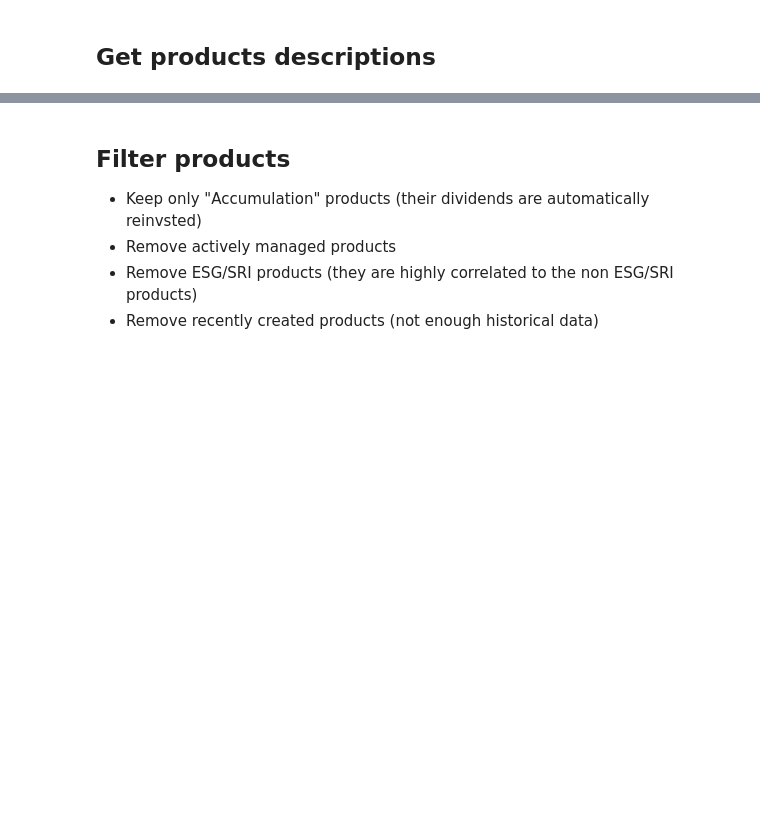
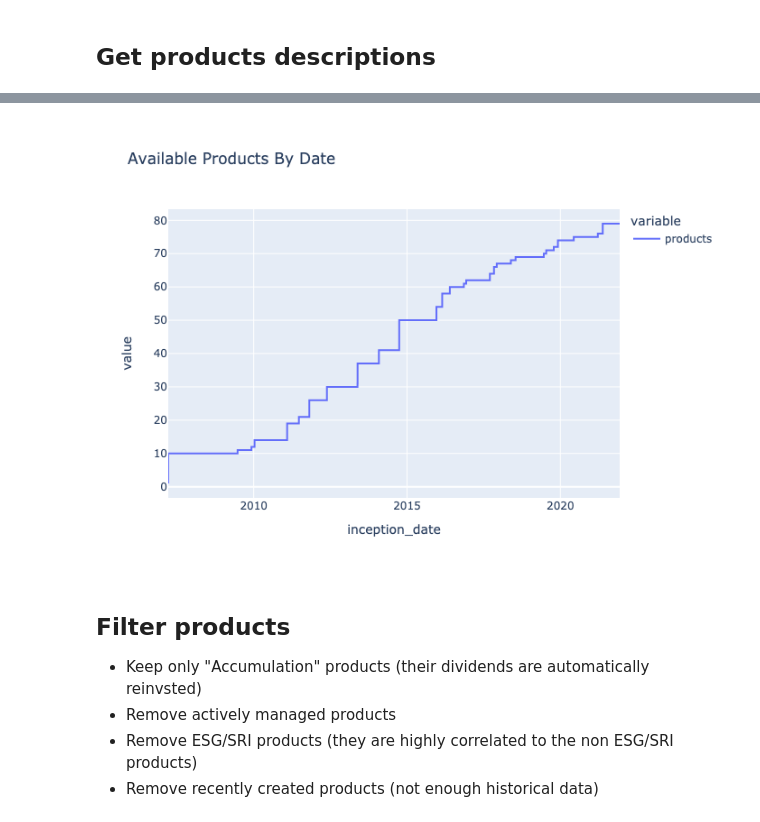
Before and after one commit to 0x26res/vanguard-optimizer, a Jupyter notebook: vanguard-optimizer.ipynb, the cells around one changed output, grey strips where cells are left out. Saved outputs shown, nothing was run; the diff lists cells and outputs as text; code cells hidden in the pictures; blank space fills up the shorter version.

Commit message:
Save images

```diff
--- a/vanguard-optimizer.ipynb
+++ b/vanguard-optimizer.ipynb
@@ -23,6 +24,11 @@ from sklearn.decomposition import PCA
 from statsmodels.stats.outliers_influence import variance_inflation_factor
 # %%
 requests_cache.install_cache("requests_cache", backend="sqlite")
+
+
+def show(plot):
+    """Hack to display plotly.express charts in github"""
+    return Image(plot.to_image("png"))
 # %%
 PRODUCT_URL = "https://api.vanguard.com/rs/gre/gra/1.7.0/datasets/urd-product-list.json"
 REQUEST_URL = "https://api.vanguard.com/rs/gre/gra/1.7.0/datasets/urd-product-port-specific-price-history.json?vars=portId:{port_id},issueType:S,startDate:{start_date:%Y-%m-%d},endDate:{end_date:%Y-%m-%d}"
@@ -81,11 +87,14 @@ products_by_date = (
     .with_columns(pl.col("count").cumsum().alias("products"))
 )
 
-px.line(
-    products_by_date.to_pandas(),
-    x="inception_date",
-    y=["products"],
-    line_shape="vh",
-    title="Available Products By Date",
-).show()
+
+show(
+    px.line(
+        products_by_date.to_pandas(),
+        x="inception_date",
+        y=["products"],
+        line_shape="vh",
+        title="Available Products By Date",
+    )
+)
 # %% [output]
@@ -94,3 +101,4 @@ px.line(
+[figure, added]
 # %% [markdown]
 ## Filter products
 
```
Also changed, not shown: parts of 13 cells of this notebook, 1 other file.
